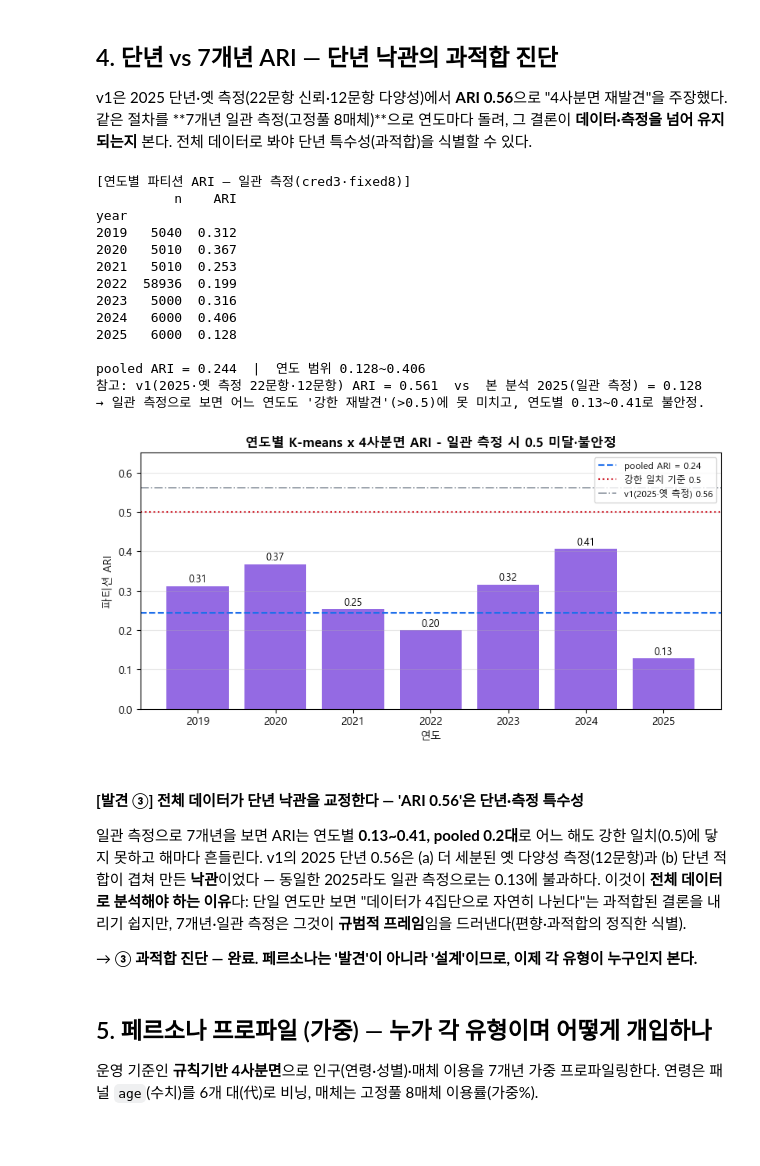
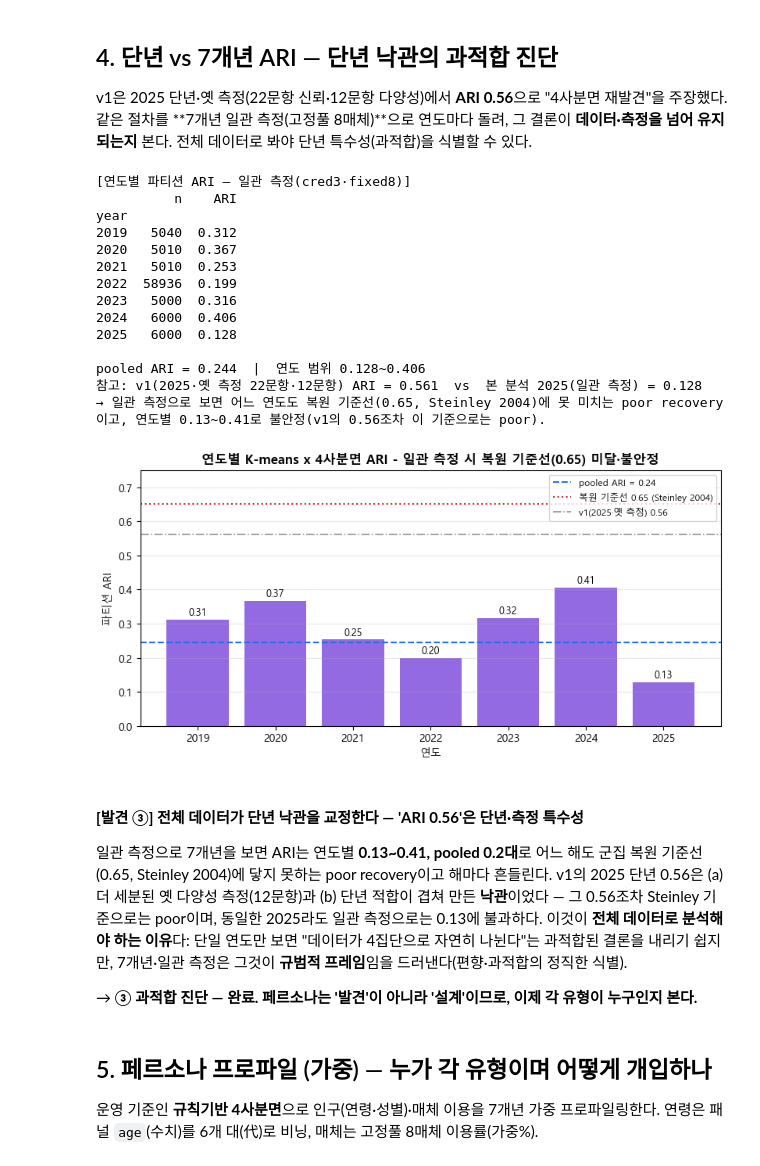
Before and after one commit to Dacon-Organization/Media-Statistics-Analysis-and-Utilization-Competition, a Jupyter notebook: notebooks/04-personas-kmeans.ipynb, the cells around one changed output. Saved outputs shown, nothing was run; the diff lists cells and outputs as text; code cells hidden in the pictures; blank space fills up the shorter version.

```diff
--- a/notebooks/04-personas-kmeans.ipynb
+++ b/notebooks/04-personas-kmeans.ipynb
@@ -266,7 +266,8 @@ print("[연도별 파티션 ARI — 일관 측정(cred3·fixed8)]")
 print(ari_year.to_string())
 print(f"\npooled ARI = {ari:.3f}  |  연도 범위 {ari_year['ARI'].min():.3f}~{ari_year['ARI'].max():.3f}")
 print(f"참고: v1(2025·옛 측정 22문항·12문항) ARI = 0.561  vs  본 분석 2025(일관 측정) = {ari_year.loc[2025,'ARI']:.3f}")
-print("→ 일관 측정으로 보면 어느 연도도 '강한 재발견'(>0.5)에 못 미치고, 연도별 0.13~0.41로 불안정.")
+print("→ 일관 측정으로 보면 어느 연도도 복원 기준선(0.65, Steinley 2004)에 못 미치는 poor recovery이고, "
+      "연도별 0.13~0.41로 불안정(v1의 0.56조차 이 기준으로는 poor).")
 # %% [output]
 [연도별 파티션 ARI — 일관 측정(cred3·fixed8)]
           n    ARI
@@ -281,27 +282,27 @@ year
 
 pooled ARI = 0.244  |  연도 범위 0.128~0.406
 참고: v1(2025·옛 측정 22문항·12문항) ARI = 0.561  vs  본 분석 2025(일관 측정) = 0.128
-→ 일관 측정으로 보면 어느 연도도 '강한 재발견'(>0.5)에 못 미치고, 연도별 0.13~0.41로 불안정.
+→ 일관 측정으로 보면 어느 연도도 복원 기준선(0.65, Steinley 2004)에 못 미치는 poor recovery이고, 연도별 0.13~0.41로 불안정(v1의 0.56조차 이 기준으로는 poor).
 # %%
-# [시각화] 연도별 ARI 막대 + pooled/0.5 기준선
+# [시각화] 연도별 ARI 막대 + pooled/복원 기준선(Steinley 2004)
 fig, ax = plt.subplots(figsize=(8.2, 4.2))
 bars = ax.bar(ari_year.index.astype(str), ari_year["ARI"], color="#8250df", alpha=0.85)
 for b, v in zip(bars, ari_year["ARI"]):
     ax.annotate(f"{v:.2f}", (b.get_x() + b.get_width() / 2, v),
                 textcoords="offset points", xytext=(0, 4), ha="center", fontsize=9)
 ax.axhline(ari, color="#1f6feb", ls="--", lw=1.5, label=f"pooled ARI = {ari:.2f}")
-ax.axhline(0.5, color="#cf222e", ls=":", lw=1.5, label="강한 일치 기준 0.5")
+ax.axhline(0.65, color="#cf222e", ls=":", lw=1.5, label="복원 기준선 0.65 (Steinley 2004)")
 ax.axhline(0.561, color="#8b949e", ls="-.", lw=1.2, label="v1(2025·옛 측정) 0.56")
-ax.set_title("연도별 K-means x 4사분면 ARI - 일관 측정 시 0.5 미달·불안정", fontsize=12, weight="bold")
-ax.set_xlabel("연도"); ax.set_ylabel("파티션 ARI"); ax.set_ylim(0, 0.65)
+ax.set_title("연도별 K-means x 4사분면 ARI - 일관 측정 시 복원 기준선(0.65) 미달·불안정", fontsize=12, weight="bold")
+ax.set_xlabel("연도"); ax.set_ylabel("파티션 ARI"); ax.set_ylim(0, 0.75)
 ax.legend(fontsize=8.5); ax.grid(axis="y", alpha=0.3)
 plt.tight_layout(); plt.show()
 # %% [output]
-[figure, old version]
+[figure, new version]
 # %% [markdown]
 #### **[발견 ③] 전체 데이터가 단년 낙관을 교정한다 — 'ARI 0.56'은 단년·측정 특수성**
 
-일관 측정으로 7개년을 보면 ARI는 연도별 **0.13~0.41, pooled 0.2대**로 어느 해도 강한 일치(0.5)에 닿지 못하고 해마다 흔들린다. v1의 2025 단년 0.56은 (a) 더 세분된 옛 다양성 측정(12문항)과 (b) 단년 적합이 겹쳐 만든 **낙관**이었다 — 동일한 2025라도 일관 측정으로는 0.13에 불과하다. 이것이 **전체 데이터로 분석해야 하는 이유**다: 단일 연도만 보면 "데이터가 4집단으로 자연히 나뉜다"는 과적합된 결론을 내리기 쉽지만, 7개년·일관 측정은 그것이 **규범적 프레임**임을 드러낸다(편향·과적합의 정직한 식별).
+일관 측정으로 7개년을 보면 ARI는 연도별 **0.13~0.41, pooled 0.2대**로 어느 해도 군집 복원 기준선(0.65, Steinley 2004)에 닿지 못하는 poor recovery이고 해마다 흔들린다. v1의 2025 단년 0.56은 (a) 더 세분된 옛 다양성 측정(12문항)과 (b) 단년 적합이 겹쳐 만든 **낙관**이었다 — 그 0.56조차 Steinley 기준으로는 poor이며, 동일한 2025라도 일관 측정으로는 0.13에 불과하다. 이것이 **전체 데이터로 분석해야 하는 이유**다: 단일 연도만 보면 "데이터가 4집단으로 자연히 나뉜다"는 과적합된 결론을 내리기 쉽지만, 7개년·일관 측정은 그것이 **규범적 프레임**임을 드러낸다(편향·과적합의 정직한 식별).
 
 → **③ 과적합 진단 — 완료. 페르소나는 '발견'이 아니라 '설계'이므로, 이제 각 유형이 누구인지 본다.**
 # %% [markdown]
```
Also changed, not shown: parts of 2 cells of this notebook, 9 other files.
